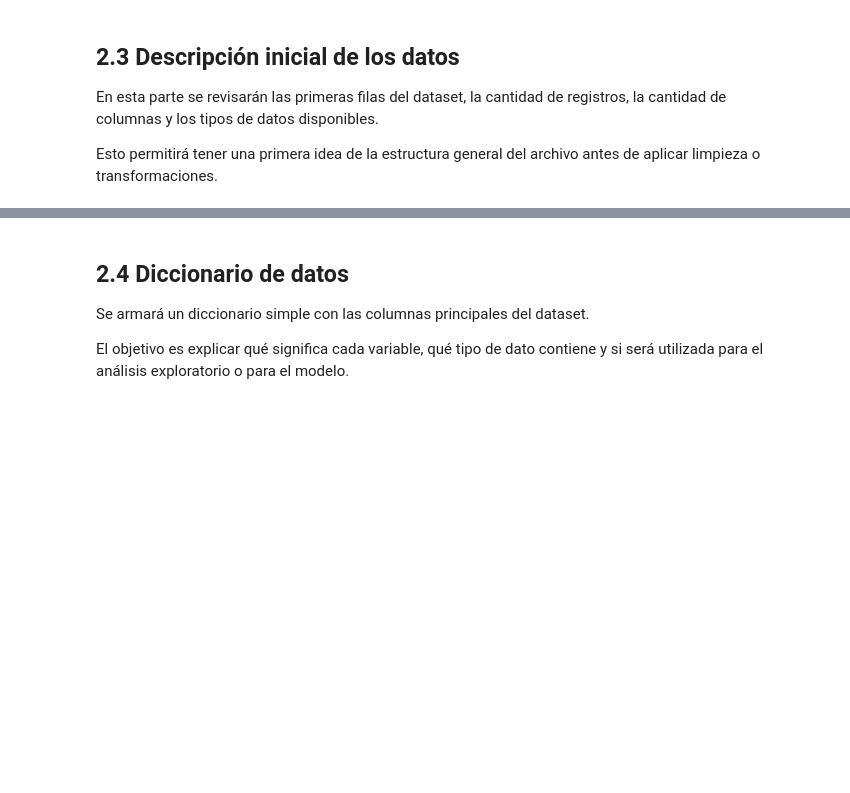
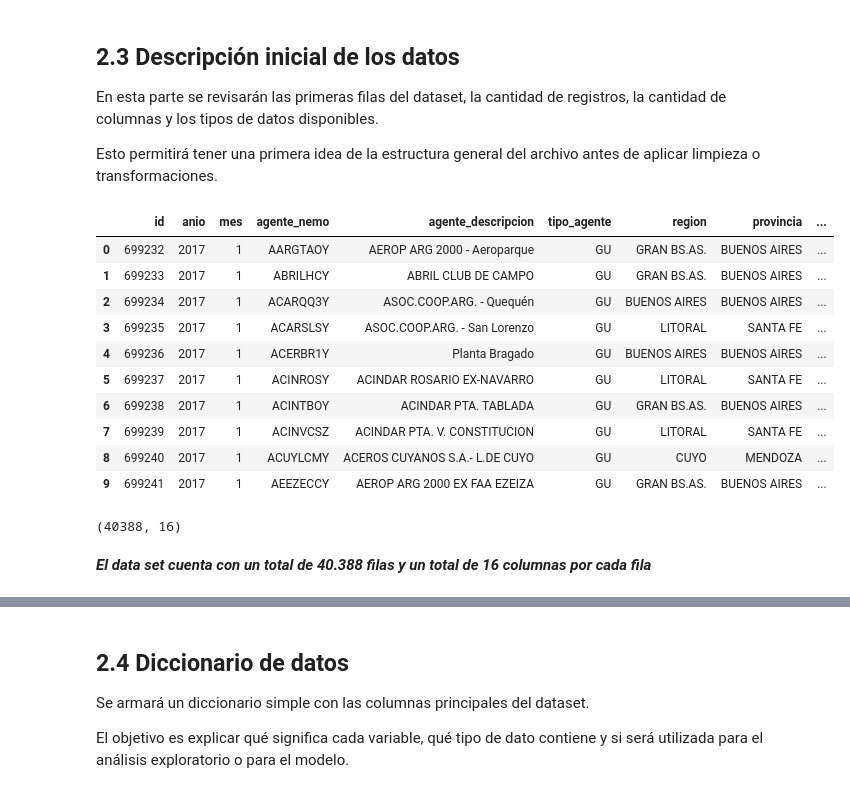
Before and after one commit to ju4n1t0x/eficiencia_energetica, a Jupyter notebook: 01_notebooks/TPI_Energia_CRISP_DM.ipynb, the cells around one changed output, grey strips where cells are left out. Drawn from its saved outputs; the diff is of its cells as text; code cells hidden in the pictures; blank space fills up the shorter version.

```diff
--- a/01_notebooks/TPI_Energia_CRISP_DM.ipynb
+++ b/01_notebooks/TPI_Energia_CRISP_DM.ipynb
@@ -241,3 +218,25 @@ df.head()
 En esta parte se revisarán las primeras filas del dataset, la cantidad de registros, la cantidad de columnas y los tipos de datos disponibles.
 
 Esto permitirá tener una primera idea de la estructura general del archivo antes de aplicar limpieza o transformaciones.
+# %%
+#visualizar las primeras filas del dataframe
+df.head(10)
+# %% [output]
+|  | id | anio | mes | agente_nemo | agente_descripcion | tipo_agente | region | provincia | ... |
+| 0 | 699232 | 2017 | 1 | AARGTAOY | AEROP ARG 2000 - Aeroparque | GU | GRAN BS.AS. | BUENOS AIRES | ... |
+| 1 | 699233 | 2017 | 1 | ABRILHCY | ABRIL CLUB DE CAMPO | GU | GRAN BS.AS. | BUENOS AIRES | ... |
+| 2 | 699234 | 2017 | 1 | ACARQQ3Y | ASOC.COOP.ARG. - Quequén | GU | BUENOS AIRES | BUENOS AIRES | ... |
+| 3 | 699235 | 2017 | 1 | ACARSLSY | ASOC.COOP.ARG. - San Lorenzo | GU | LITORAL | SANTA FE | ... |
+| 4 | 699236 | 2017 | 1 | ACERBR1Y | Planta Bragado | GU | BUENOS AIRES | BUENOS AIRES | ... |
+| 5 | 699237 | 2017 | 1 | ACINROSY | ACINDAR ROSARIO EX-NAVARRO | GU | LITORAL | SANTA FE | ... |
+| 6 | 699238 | 2017 | 1 | ACINTBOY | ACINDAR PTA. TABLADA | GU | GRAN BS.AS. | BUENOS AIRES | ... |
+| 7 | 699239 | 2017 | 1 | ACINVCSZ | ACINDAR PTA. V. CONSTITUCION | GU | LITORAL | SANTA FE | ... |
+| 8 | 699240 | 2017 | 1 | ACUYLCMY | ACEROS CUYANOS S.A.- L.DE CUYO | GU | CUYO | MENDOZA | ... |
+| 9 | 699241 | 2017 | 1 | AEEZECCY | AEROP ARG 2000 EX FAA EZEIZA | GU | GRAN BS.AS. | BUENOS AIRES | ... |
+# %%
+#contar el número de filas y columnas del dataframe
+df.shape
+# %% [output]
+(40388, 16)
+# %% [markdown]
+***El data set cuenta con un total de 40.388 filas y un total de 16 columnas por cada fila***
```
Also changed, not shown: parts of 20 cells of this notebook.
